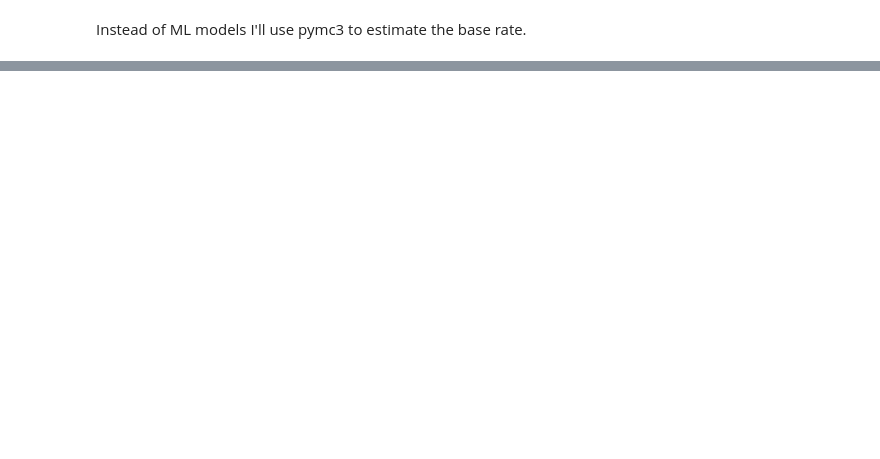
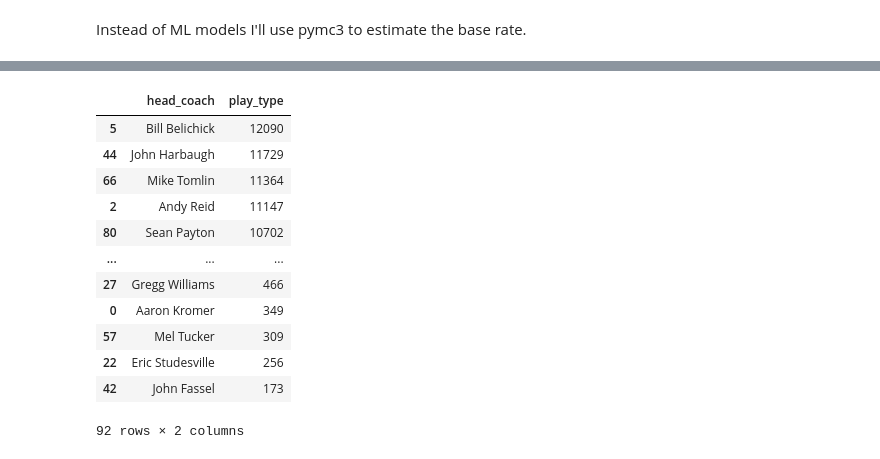
Before and after one commit to btatkinson/pass_exp, a Jupyter notebook: nfl_pass_exp.ipynb, the cells around one changed output, grey strips where cells are left out. Drawn from its saved outputs; the diff is of its cells as text; code cells hidden in the pictures; blank space fills up the shorter version.

```diff
--- a/nfl_pass_exp.ipynb
+++ b/nfl_pass_exp.ipynb
@@ -276,22 +296,23 @@ There are now 0 teams with different abbreviations
 
 # [season     week      team       coach]
 
-# there is definitely a good way to do this with a dataframe pivot but i'll do the slower simple dumber way with 3 for loops
+# there is definitely a good way to do this with a dataframe pivot but i'll do the slower simple dumber way with 2 for loops
 coach_df = []
 i = 0
-for season in seasons:
-    sea_coaches = coaches.loc[coaches.Season==season]
-    for index, row in coaches.iterrows():
-        season = row['Season']
-        begin = row['Begin']
-        end = row['End'] + 1
-        coach = row['Coach']
-        team = row['Tm']
-        weeks = list(range(begin, end))
-        for week in weeks:
-            coach_df.append([season, week, team, coach])
+for index, row in coaches.iterrows():
+    season = row['Season']
+    begin = row['Begin']
+    end = row['End'] + 1
+    coach = row['Coach']
+    team = row['Tm']
+    weeks = list(range(begin, end))
+    for week in weeks:
+        coach_df.append([season, week, team, coach])
 
 coach_df = pd.DataFrame(coach_df, columns=['season', 'week', 'posteam', 'head_coach'])
 
+print(len(coach_df))
+coach_df = coach_df.drop_duplicates()
+print(len(coach_df))
 coach_df.head()
 # %% [output]
@@ -485,0 +587,19 @@ ValueError: Not enough samples to build a trace.
+# %%
+# test for pass heavy coaches
+data = pbp[['head_coach','score_differential','play_type']]
+
+data.groupby(['head_coach'])['play_type'].count().reset_index().sort_values(by=['play_type'],ascending=False)
+# %% [output]
+|  | head_coach | play_type |
+| 5 | Bill Belichick | 12090 |
+| 44 | John Harbaugh | 11729 |
+| 66 | Mike Tomlin | 11364 |
+| 2 | Andy Reid | 11147 |
+| 80 | Sean Payton | 10702 |
+| ... | ... | ... |
+| 27 | Gregg Williams | 466 |
+| 0 | Aaron Kromer | 349 |
+| 57 | Mel Tucker | 309 |
+| 22 | Eric Studesville | 256 |
+| 42 | John Fassel | 173 |
+92 rows × 2 columns
```
Also changed, not shown: parts of 25 cells of this notebook, 1 other file.
